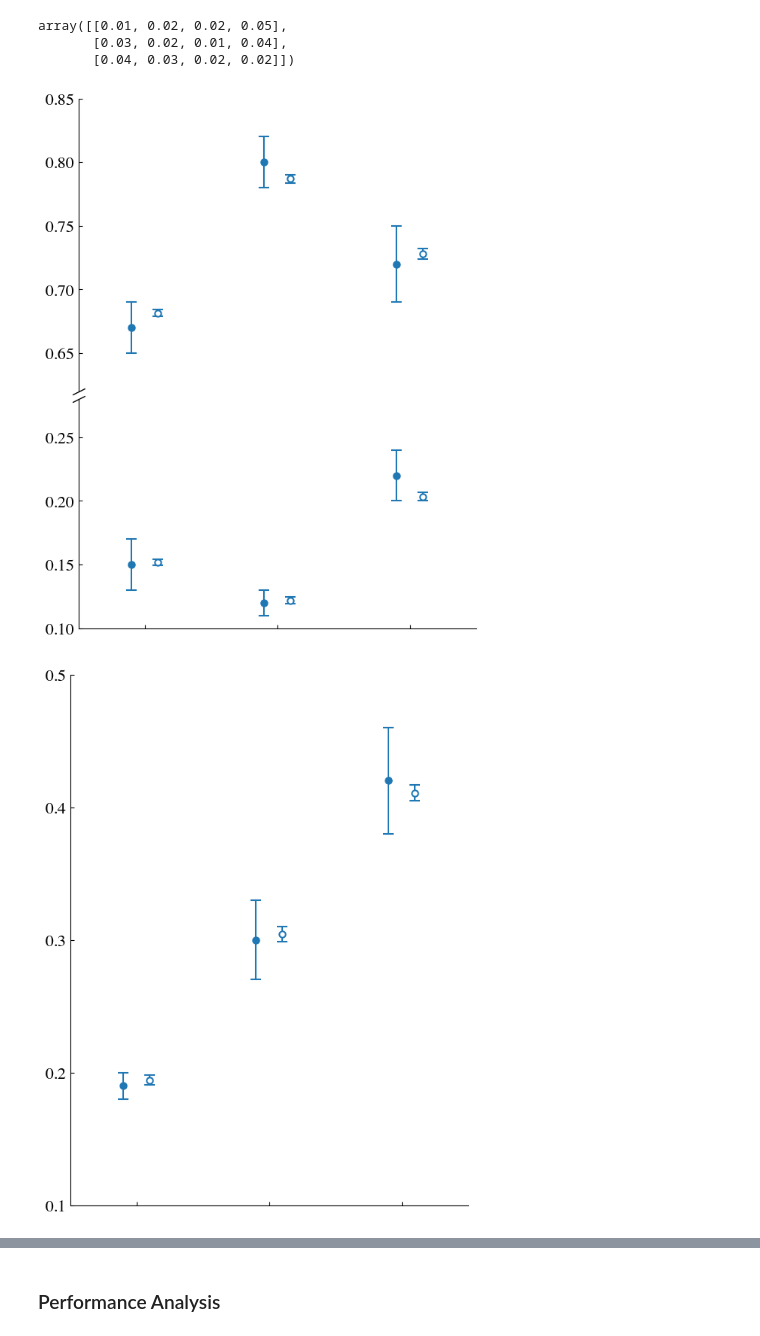
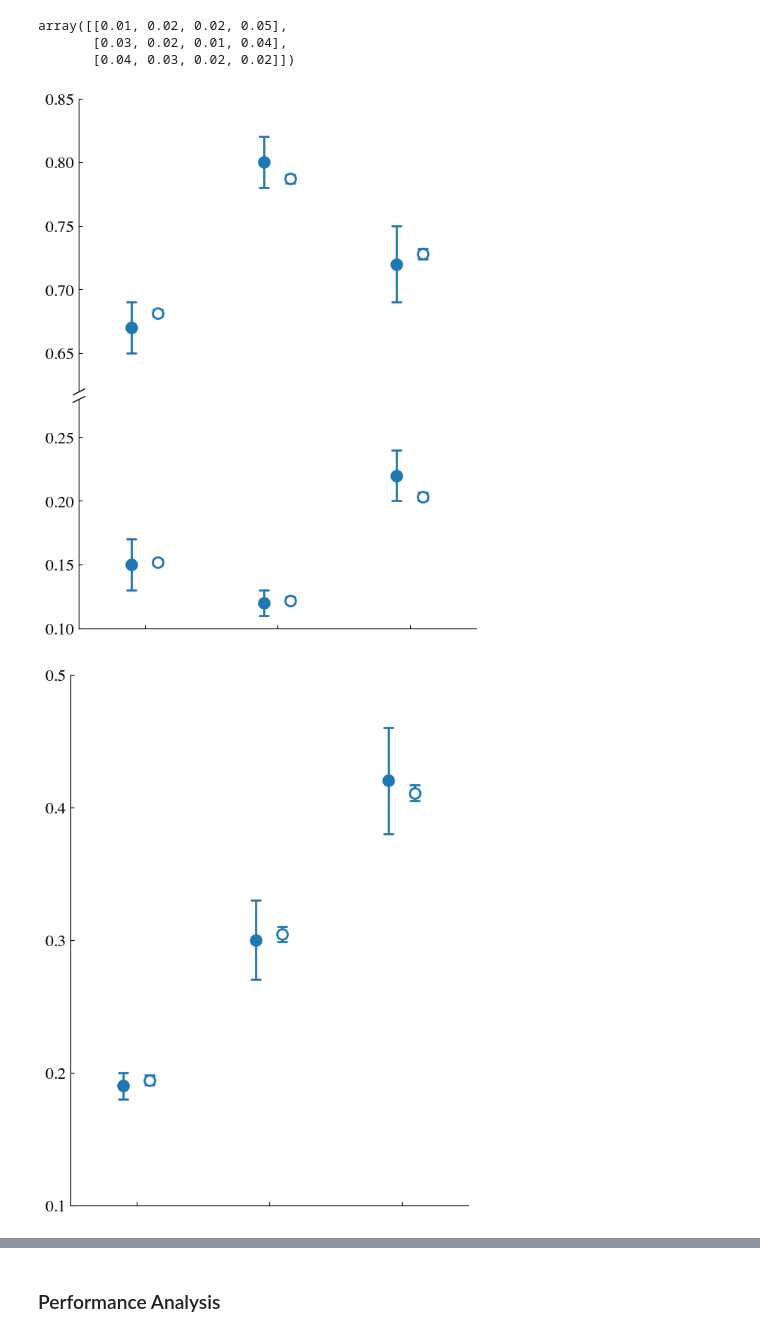
Before and after one commit to pennmem/CMR-IA, a Jupyter notebook: Analysis/simuS1_recog_cr/simuS1_main.ipynb, the cells around one changed output, grey strips where cells are left out. Cells and saved outputs as stored; diff of their text form; code cells hidden in the pictures.

```diff
--- a/Analysis/simuS1_recog_cr/simuS1_main.ipynb
+++ b/Analysis/simuS1_recog_cr/simuS1_main.ipynb
@@ -484,11 +484,11 @@ width = 0.1
 plot_params = {
     "color": "C0",
     "fmt": "o",
-    "markersize": 6,
-    "markeredgewidth": 1.5,
-    "elinewidth": 1.5,
+    "markersize": 10,
+    "markeredgewidth": 2,
+    "elinewidth": 2,
     "capsize": 5,
-    "capthick": 1.5,
+    "capthick": 2,
 }
 ax1.errorbar(
     x=base_xs - width,
@@ -526,34 +526,34 @@ ax2.set_xlim(-0.5, 2.5)
 ax1.set_yticks(np.arange(y1_low + 0.03, y1_high + 0.01, 0.05))
 ax2.set_yticks(np.arange(y2_low, y2_high + 0.01, 0.05))
 ax2.set_xticks(ticks=[0, 1, 2], labels=["Item", "Pair", "Associative"])
 ax1.tick_params(axis="y", direction="in")
 ax1.tick_params(axis="x", direction="in")
 ax2.tick_params(axis="y", direction="in")
 ax2.tick_params(axis="x", direction="in")
 ax1.set_ylabel("HR")
 ax2.set_ylabel("FAR")
 
 ax1.spines.bottom.set_visible(False)
 ax1.spines.top.set_visible(False)
 ax2.spines.top.set_visible(False)
 ax1.spines.right.set_visible(False)
 ax2.spines.right.set_visible(False)
 ax1.tick_params(axis="x", which="both", bottom=False, top=False, labelbottom=False, labeltop=False)
 ax2.minorticks_off()
 
 d = 0.5  # proportion of vertical to horizontal extent of the slanted line
 kwargs = dict(marker=[(-1, -d), (1, d)], markersize=12, linestyle="none", color="k", mec="k", mew=1, clip_on=False)
 ax1.plot(0, 0, transform=ax1.transAxes, **kwargs)
 ax2.plot(0, 1, transform=ax2.transAxes, **kwargs)
 
 if SAVEFIG:
     ax1.set(ylabel=None)
     ax2.set(ylabel=None)
     plt.tick_params(labelbottom=False)
     plt.savefig("simuS1_fig/simuS1_recog.pdf")
 plt.show()
 # %% [output]
-[figure, old version]
+[figure, new version]
 # %%
 # plot CR
 fig, ax = plt.subplots(figsize=(6, 8))
@@ -565,11 +565,11 @@ width = 0.1
 plot_params = {
     "color": "C0",
     "fmt": "o",
-    "markersize": 6,
-    "markeredgewidth": 1.5,
-    "elinewidth": 1.5,
+    "markersize": 10,
+    "markeredgewidth": 2,
+    "elinewidth": 2,
     "capsize": 5,
-    "capthick": 1.5,
+    "capthick": 2,
 }
 ax.errorbar(
     x=base_xs - width,
@@ -602,7 +602,7 @@ if SAVEFIG:
     plt.savefig("simuS1_fig/simuS1_prc.pdf")
 plt.show()
 # %% [output]
-[figure, old version]
+[figure, new version]
 # %%
 fig, ax = plt.subplots(figsize=(6, 8))
 fig.subplots_adjust(left=0.1, right=0.98, bottom=0.1, top=0.98)
```
Also changed, not shown: parts of 2 cells of this notebook, 4 other files.
